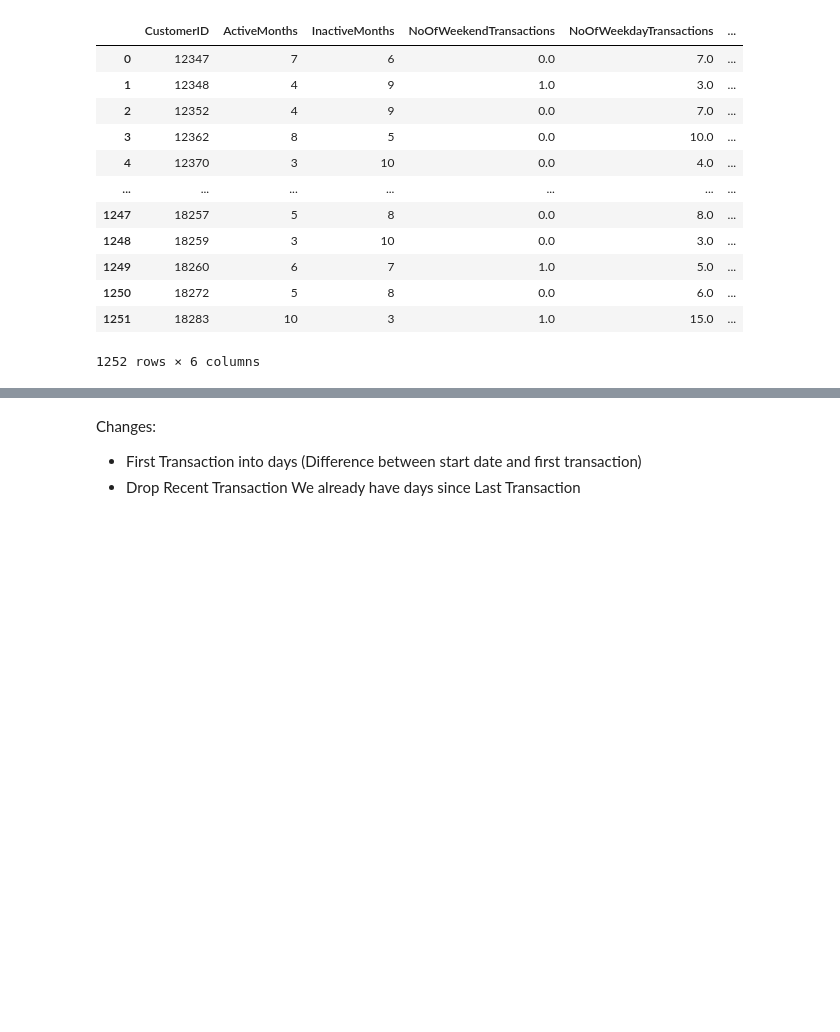
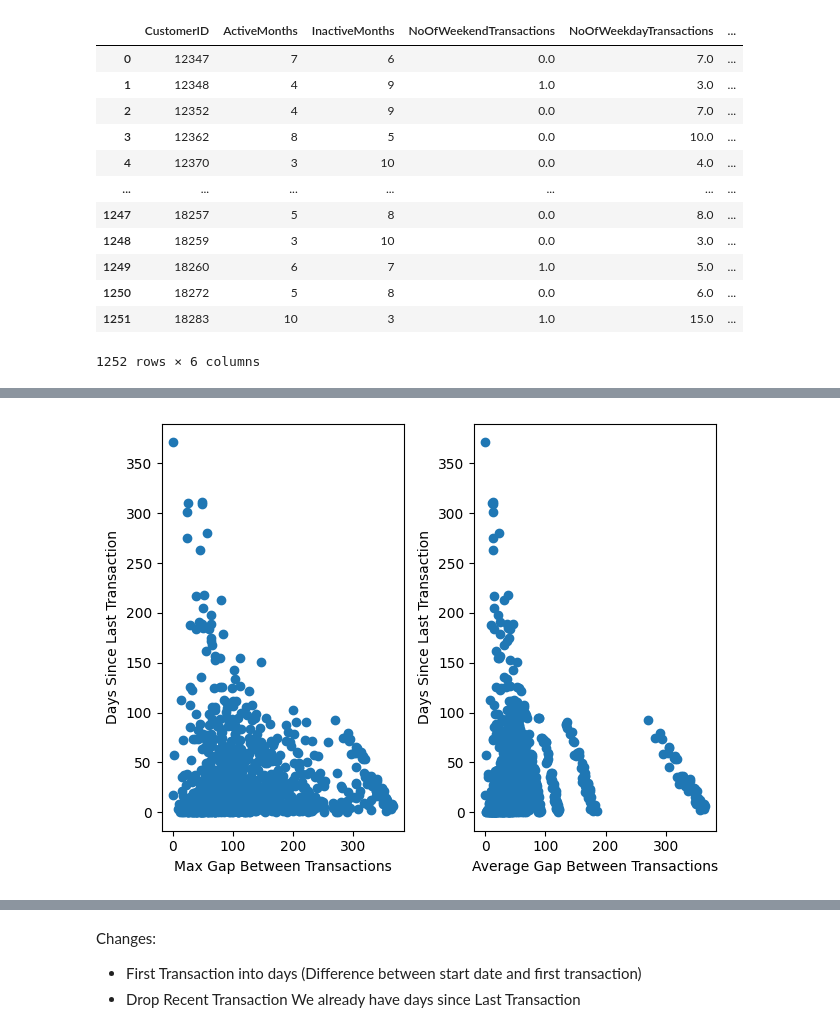
Before and after one commit to syLvester03/Profitability-Evaluation-In-Customer-Churn-In-Sales, a Jupyter notebook: UCI_Retail/Notebooks/Preprocessing.ipynb, the cells around one changed output, grey strips where cells are left out. Cells and saved outputs as stored; diff of their text form; code cells hidden in the pictures; blank space fills up the shorter version.

```diff
--- a/UCI_Retail/Notebooks/Preprocessing.ipynb
+++ b/UCI_Retail/Notebooks/Preprocessing.ipynb
@@ -278,0 +297,13 @@ Basic Churn Condition: No Transaction in last 90 days
+# %%
+fig, axs = plt.subplots(nrows=1,ncols=2)
+axs[0].scatter(data['MaxGapBetweentransactions'], data['DaysSinceLastTransaction'])
+axs[0].set_xlabel('Max Gap Between Transactions')
+axs[0].set_ylabel('Days Since Last Transaction')
+
+axs[1].scatter(data['AvgDaysBetweenTransactions'], data['DaysSinceLastTransaction'])
+axs[1].set_xlabel('Average Gap Between Transactions')
+axs[1].set_ylabel('Days Since Last Transaction')
+plt.tight_layout()
+plt.show()
+# %% [output]
+[figure, added]
```
Also changed, not shown: parts of 11 cells of this notebook.
